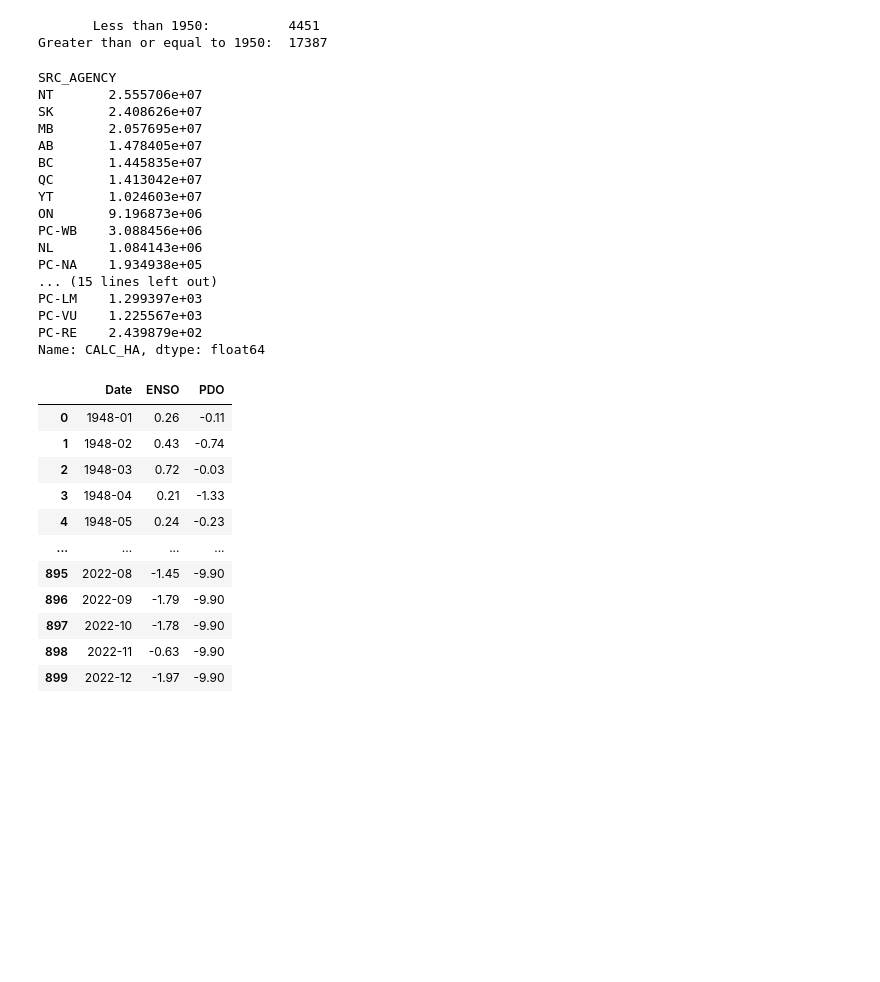
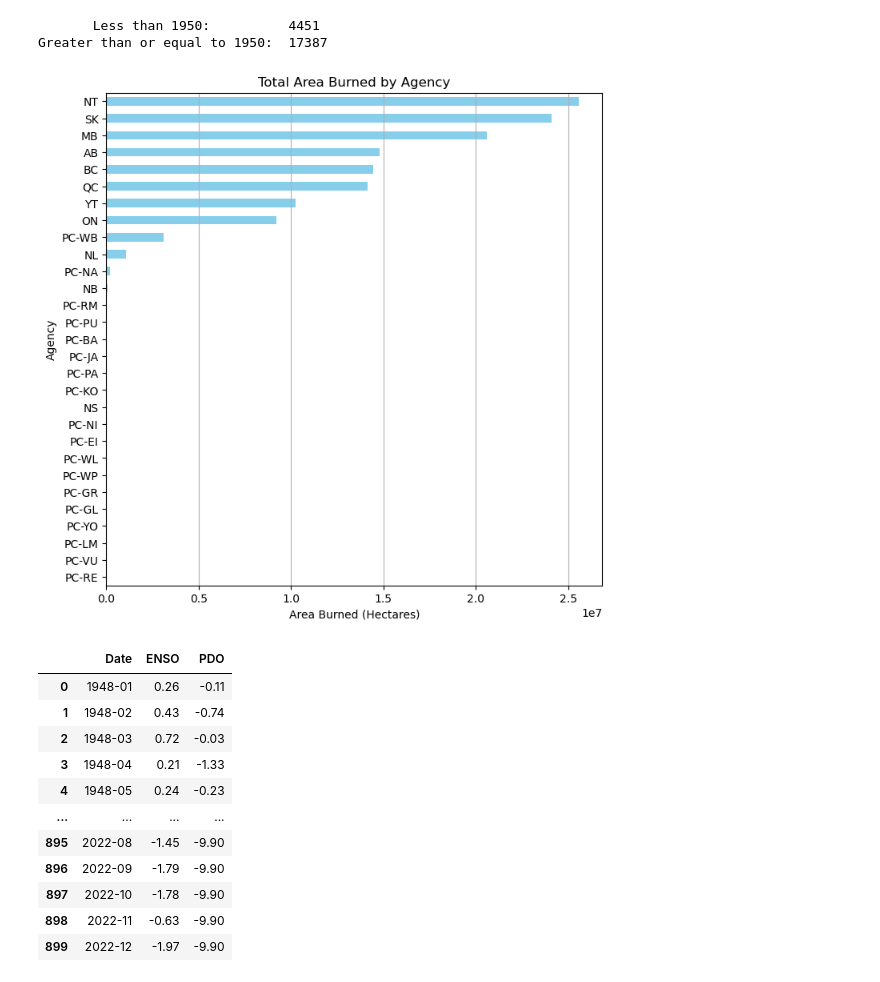
Before and after one commit to garrickhague/ATMS523, a Jupyter notebook: Hague_Final_Project.ipynb, the cells around one changed output. Cells and saved outputs as stored; diff of their text form; code cells hidden in the pictures; blank space fills up the shorter version.

```diff
--- a/Hague_Final_Project.ipynb
+++ b/Hague_Final_Project.ipynb
@@ -92,27 +135,20 @@ print("Greater than or equal to 1950: ", (gdf['YEAR'] >= 1950).sum())
 # %% [output]
        Less than 1950:          4451
 Greater than or equal to 1950:  17387
-# %%
-# Looking at the total amount burned per agency
-gdf.groupby('SRC_AGENCY')['CALC_HA'].sum().sort_values(ascending=False)
-# %% [output]
-SRC_AGENCY
-NT       2.555706e+07
-SK       2.408626e+07
-MB       2.057695e+07
-AB       1.478405e+07
-BC       1.445835e+07
-QC       1.413042e+07
-YT       1.024603e+07
-ON       9.196873e+06
-PC-WB    3.088456e+06
-NL       1.084143e+06
-PC-NA    1.934938e+05
-... (15 lines left out)
-PC-LM    1.299397e+03
-PC-VU    1.225567e+03
-PC-RE    2.439879e+02
-Name: CALC_HA, dtype: float64
+# %%
+# Grouping by agency and calculating total CALC_HA for each agency
+total_burned_per_agency = gdf.groupby('SRC_AGENCY')['CALC_HA'].sum().sort_values(ascending=True)
+
+# Plotting
+plt.figure(figsize=(8, 8))
+total_burned_per_agency.plot(kind='barh', color='skyblue')
+plt.title('Total Area Burned by Agency')
+plt.xlabel('Area Burned (Hectares)')
+plt.ylabel('Agency')
+plt.grid(axis='x')
+plt.show()
+# %% [output]
+[figure, added]
 # %%
 # Looking at climate indices
 merged_df
```
Also changed, not shown: parts of 35 cells of this notebook.
